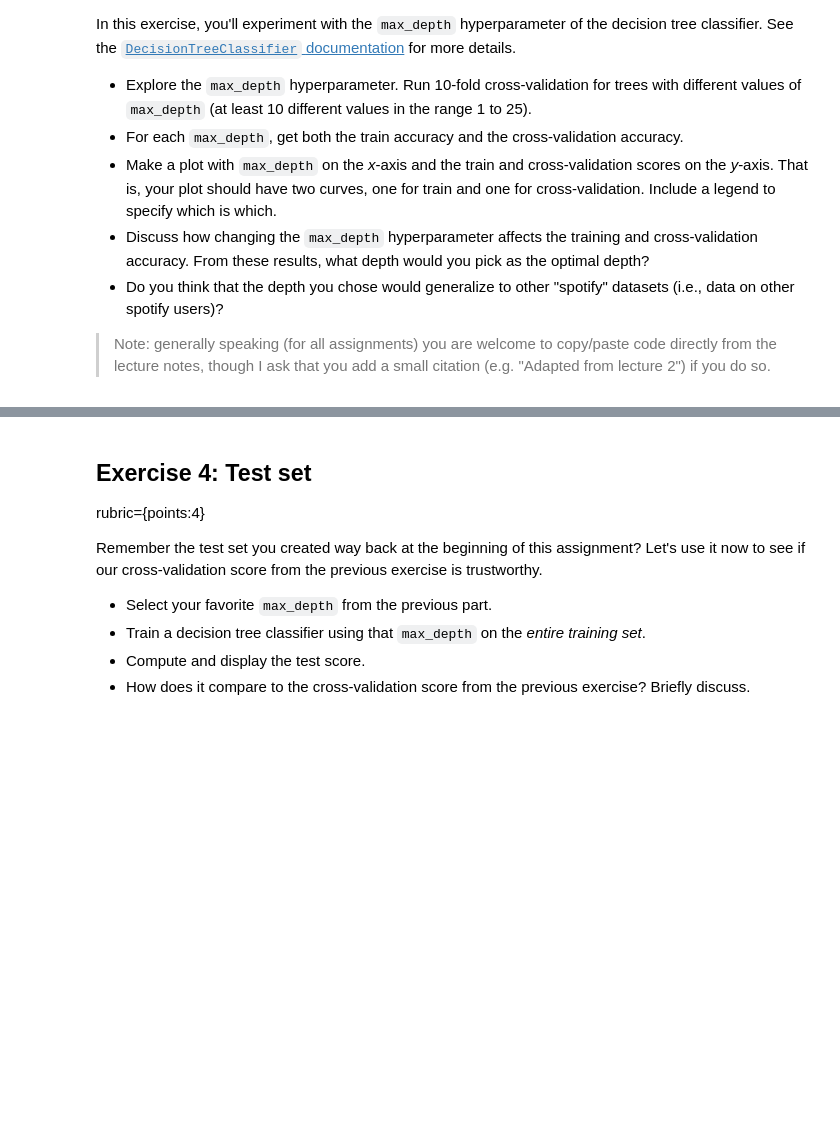
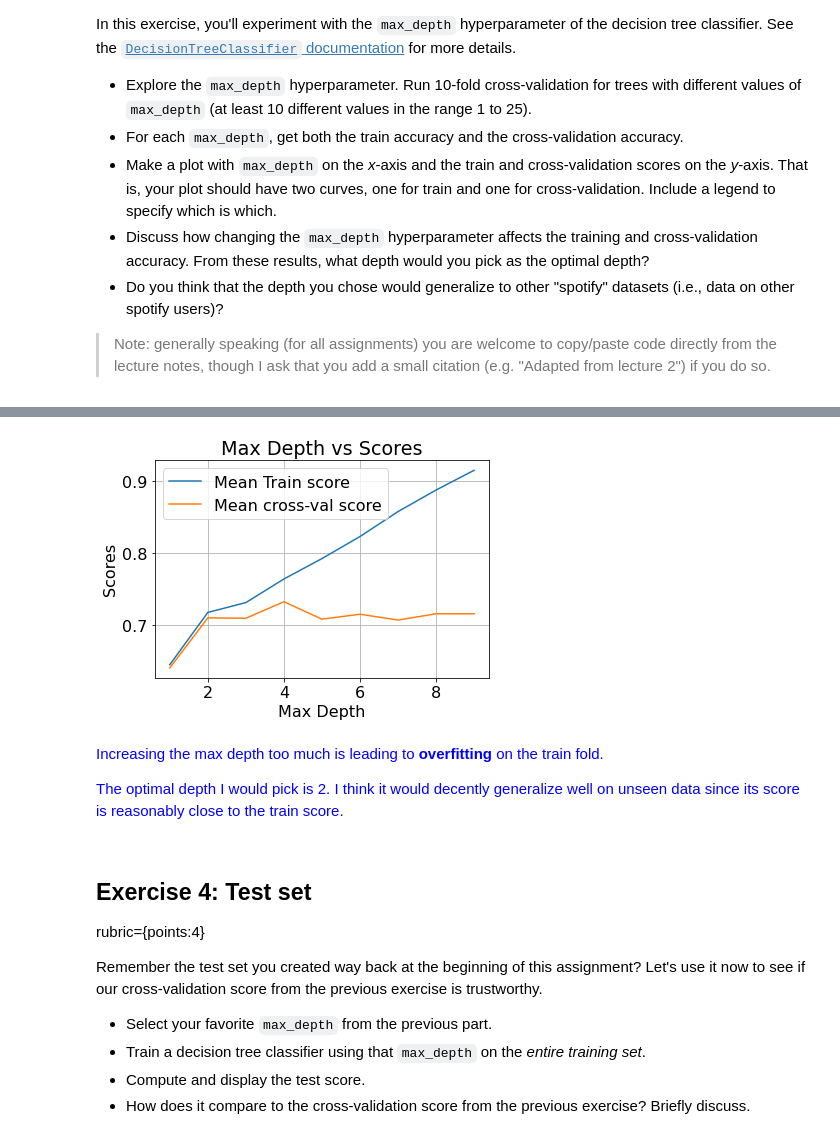
Before and after one commit to Blaise143/CPSC-330-ASSIGNMENTS, a Jupyter notebook: hw2/hw2.ipynb, the cells around one changed output, grey strips where cells are left out. Saved outputs shown, nothing was run; the diff lists cells and outputs as text; code cells hidden in the pictures; blank space fills up the shorter version.

```diff
--- a/hw2/hw2.ipynb
+++ b/hw2/hw2.ipynb
@@ -249,3 +238,9 @@ rubric={points:2}
 
 - Create `X_train` and `y_train` and `X_test` and `y_test` from `df_train` and `df_test` above. Skip the `song_title` and `artist` features for now.
 - Fit a `DecisionTreeClassifier` on the train set.
+# %%
+X_train, y_train = df_train.drop(['target', 'song_title', 'artist'], axis=1), df_train['target']
+X_test, y_test = df_test.drop(['target', 'song_title', 'artist'], axis=1), df_test['target']
+
+model = DecisionTreeClassifier()
+model.fit(X_train, y_train)
@@ -293,3 +352,14 @@ In this exercise, you'll experiment with the `max_depth` hyperparameter of the d
 - Do you think that the depth you chose would generalize to other "spotify" datasets (i.e., data on other spotify users)?
 
 > Note: generally speaking (for all assignments) you are welcome to copy/paste code directly from the lecture notes, though I ask that you add a small citation (e.g. "Adapted from lecture 2") if you do so.
+# %%
+scores = []
+
+for num in range(1,10):
+    classifier = DecisionTreeClassifier(max_depth=num)
+    cross_v_scores = cross_validate(classifier, X_train, y_train, cv=10, return_train_score=True)
+    cross_v_means = pd.DataFrame(cross_v_scores).mean()
+    scores.append({"Max Depth": num, "Mean Train Score": cross_v_means.loc['train_score'],
+                        "Mean Crossvalidation Score": cross_v_means.loc['test_score']})
+scores = pd.DataFrame(scores).set_index("Max Depth")
+scores
@@ -296,3 +378,19 @@ In this exercise, you'll experiment with the `max_depth` hyperparameter of the d
+# %%
+plt.plot(scores['Mean Train Score'], label="Mean Train score")
+plt.plot(scores['Mean Crossvalidation Score'], label="Mean cross-val score")
+plt.title("Max Depth vs Scores")
+plt.xlabel("Max Depth")
+plt.ylabel("Scores")
+plt.legend()
+plt.grid()
+# %% [output]
+[figure, added]
+# %% [markdown]
+<font color="blue">
+
+Increasing the max depth too much is leading to **overfitting** on the train fold.
+
+The optimal depth I would pick is 2. I think it would decently generalize well on unseen data since its score is reasonably close to the train score.
 # %% [markdown]
 ## Exercise 4: Test set
 rubric={points:4}
```
Also changed, not shown: parts of 19 cells of this notebook.
